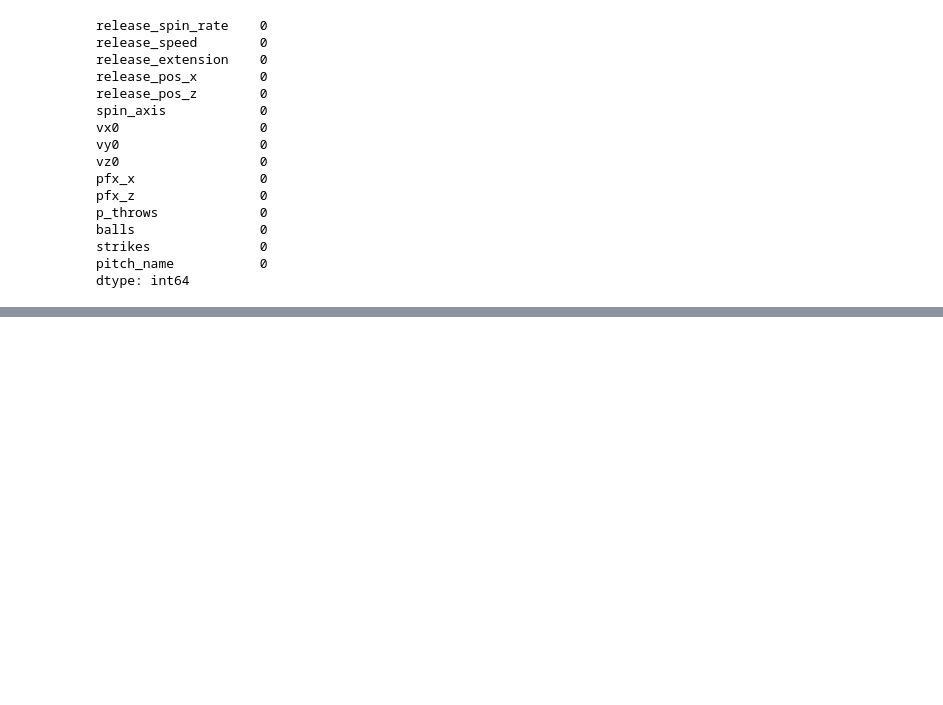
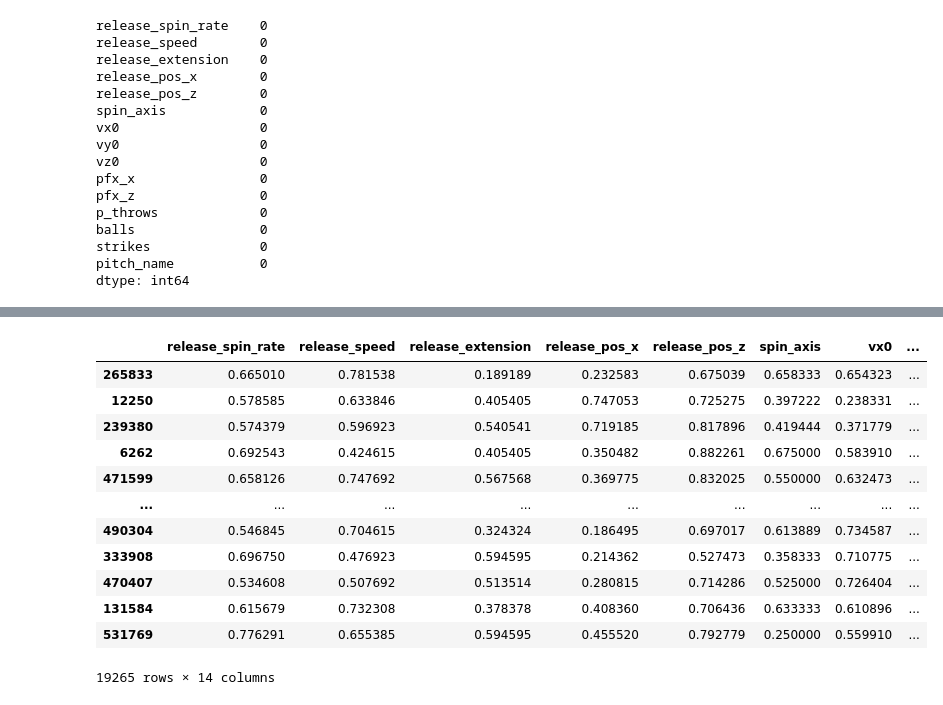
Before and after one commit to willcoomans5/mlb_predictions, a Jupyter notebook: mlb_game_data.ipynb, the cells around one changed output, grey strips where cells are left out. Drawn from its saved outputs; the diff is of its cells as text; code cells hidden in the pictures; blank space fills up the shorter version.

```diff
--- a/mlb_game_data.ipynb
+++ b/mlb_game_data.ipynb
@@ -289,17 +268,33 @@ plt.tight_layout()
 # %%
 def pipeline(data):
   df = data.copy()
+  df = remove_target_null(df)
   df = df.pipe(p_throws_ohe)
   df = df.pipe(fill_vals)
   df = label_encode(df)[0]
   df = normalize(df)
-  y = torch.tensor(df["pitch_name"].values)
-  X = torch.tensor(df.drop(columns=["pitch_name"]).values)
-  return X, y
+  y = torch.tensor(df["pitch_name"].values, dtype=torch.long)
+  X = torch.tensor(df.drop(columns=["pitch_name"]).values, dtype=torch.float32)
+  # return X, y
+  return df.drop(columns=["pitch_name"]), df["pitch_name"]
 
 X_train, Y_train = pipeline(train)
 X_valid, Y_valid = pipeline(valid)
 X_test, Y_test = pipeline(test)
+# %% [output]
+|  | release_spin_rate | release_speed | release_extension | release_pos_x | release_pos_z | spin_axis | vx0 | ... |
+| 265833 | 0.665010 | 0.781538 | 0.189189 | 0.232583 | 0.675039 | 0.658333 | 0.654323 | ... |
+| 12250 | 0.578585 | 0.633846 | 0.405405 | 0.747053 | 0.725275 | 0.397222 | 0.238331 | ... |
+| 239380 | 0.574379 | 0.596923 | 0.540541 | 0.719185 | 0.817896 | 0.419444 | 0.371779 | ... |
+| 6262 | 0.692543 | 0.424615 | 0.405405 | 0.350482 | 0.882261 | 0.675000 | 0.583910 | ... |
+| 471599 | 0.658126 | 0.747692 | 0.567568 | 0.369775 | 0.832025 | 0.550000 | 0.632473 | ... |
+| ... | ... | ... | ... | ... | ... | ... | ... | ... |
+| 490304 | 0.546845 | 0.704615 | 0.324324 | 0.186495 | 0.697017 | 0.613889 | 0.734587 | ... |
+| 333908 | 0.696750 | 0.476923 | 0.594595 | 0.214362 | 0.527473 | 0.358333 | 0.710775 | ... |
+| 470407 | 0.534608 | 0.507692 | 0.513514 | 0.280815 | 0.714286 | 0.525000 | 0.726404 | ... |
+| 131584 | 0.615679 | 0.732308 | 0.378378 | 0.408360 | 0.706436 | 0.633333 | 0.610896 | ... |
+| 531769 | 0.776291 | 0.655385 | 0.594595 | 0.455520 | 0.792779 | 0.250000 | 0.559910 | ... |
+19265 rows × 14 columns
 # %%
 class CustomMLBDataSet(Dataset):
   def __init__(self, features, targets):
```
Also changed, not shown: parts of 19 cells of this notebook.
